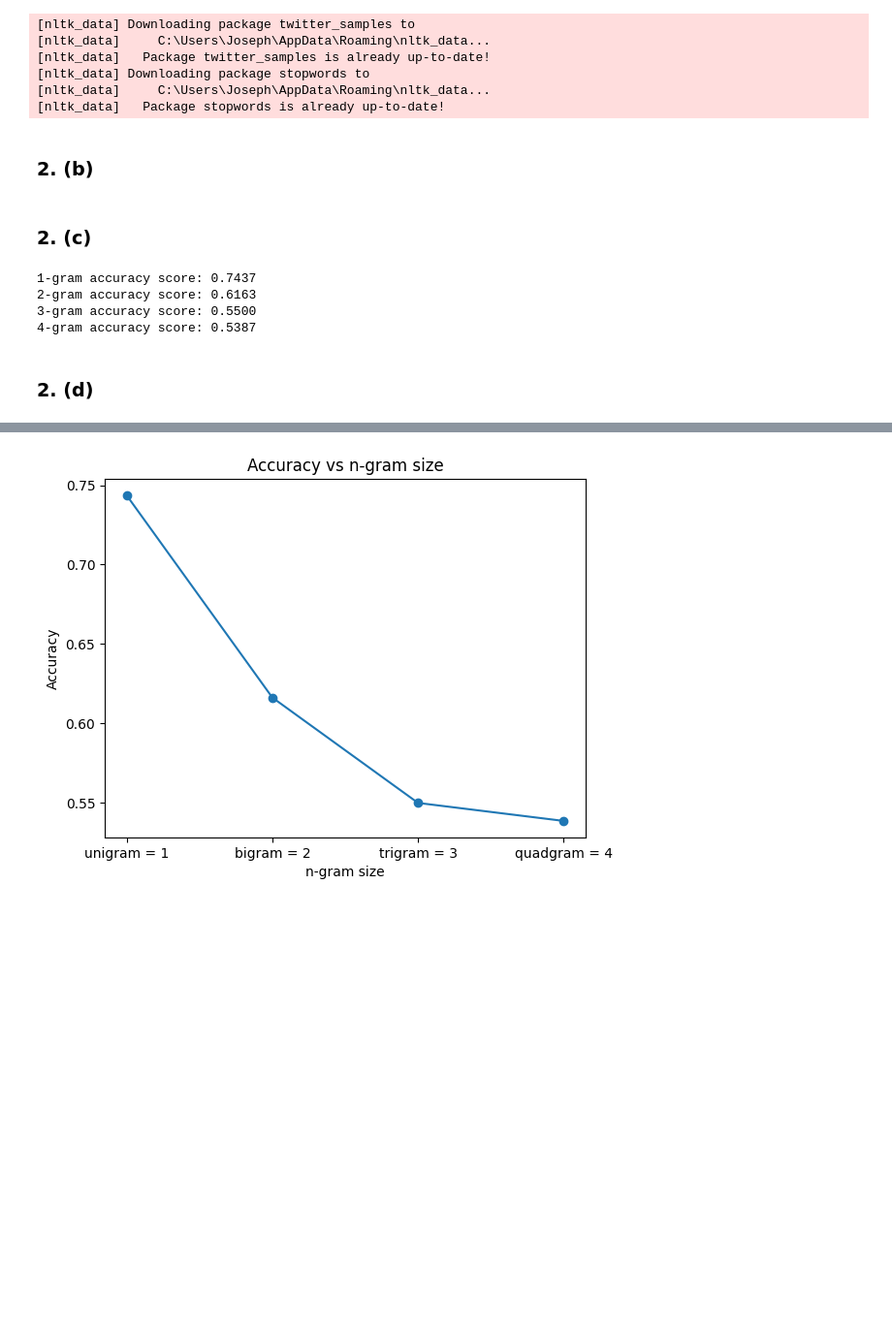
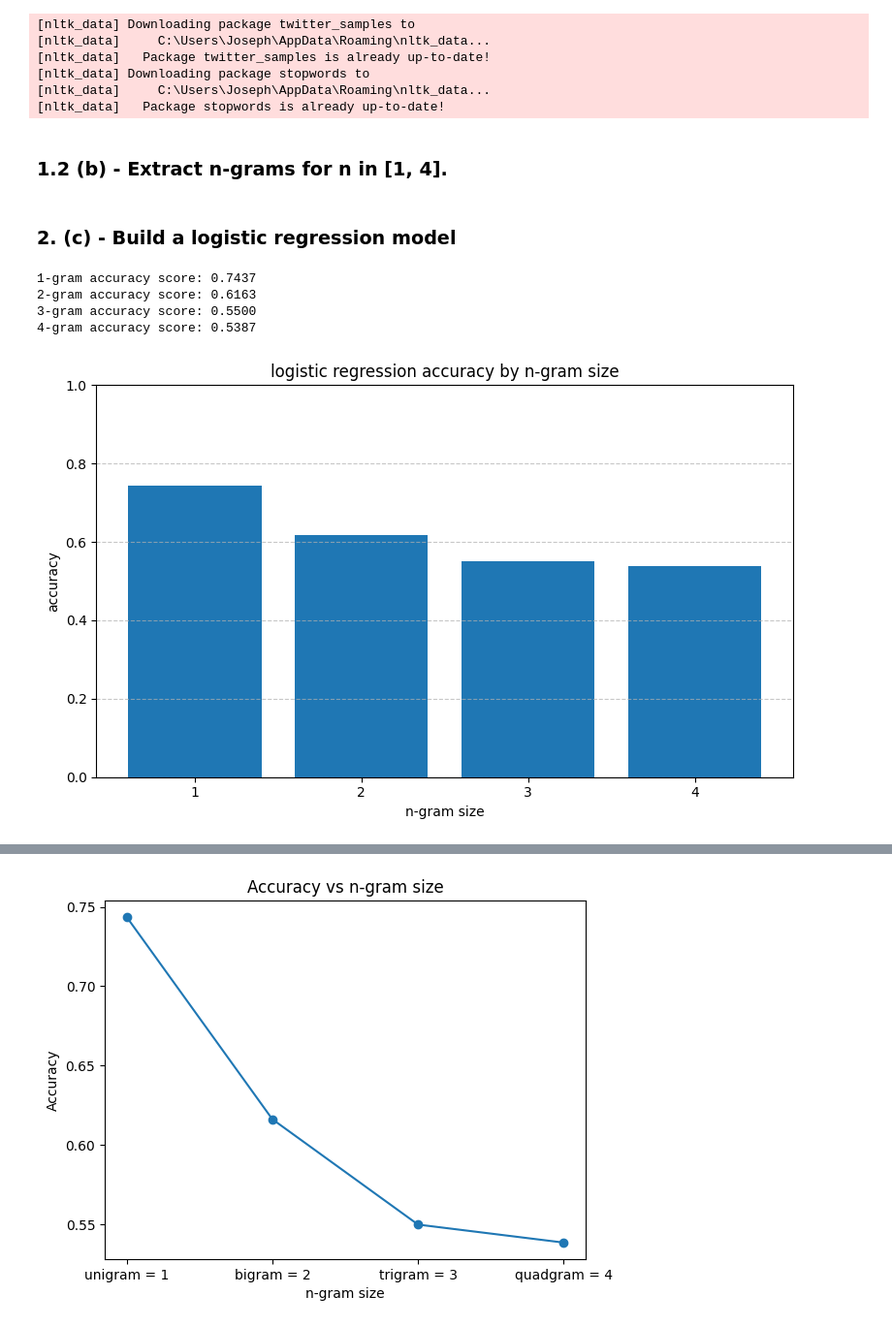
Before and after one commit to jwilliams2023/Machine-Learning-Assignments, a Jupyter notebook: Assingment 3/Assignment_3.ipynb, the cells around one changed output, grey strips where cells are left out. Shown at 97% size. Cells and saved outputs as stored; diff of their text form; code cells hidden in the pictures; blank space fills up the shorter version.

```diff
--- a/Assingment 3/Assignment_3.ipynb
+++ b/Assingment 3/Assignment_3.ipynb
@@ -167,8 +179,8 @@ X_train, X_test, y_train, y_test = train_test_split(all_tweets, labels, test_siz
 [nltk_data] Downloading package stopwords to
 [nltk_data]     C:\Users\Joseph\AppData\Roaming\nltk_data...
 [nltk_data]   Package stopwords is already up-to-date!
-# %% [markdown]
-### 2. (b)
+# %% [markdown]
+### 1.2 (b) - Extract n-grams for n in [1, 4].
 # %%
 from sklearn.feature_extraction.text import CountVectorizer
 
@@ -177,29 +190,45 @@ vectorizers = {
     for n in range(1, 5)
 }
 # %% [markdown]
-### 2. (c)
+### 2. (c) - Build a logistic regression model
 # %%
 from sklearn.linear_model import LogisticRegression
 from sklearn.metrics import accuracy_score
 
 res = []
 
+#train a logistic regression model for each n-gram and collect accuracy
 for n, vectorizer in vectorizers.items():
     X_train_vec = vectorizer.fit_transform(X_train)
     X_test_vec = vectorizer.transform(X_test)
 
     model = LogisticRegression(max_iter=200)
     model.fit(X_train_vec, y_train)
 
     y_pred = model.predict(X_test_vec)
     acc = accuracy_score(y_test, y_pred)
 
     res.append((n, acc))
     print(f"{n}-gram accuracy score: {acc:.4f}")
+
+#extract values for plotting
+n_values = [n for n, _ in res]
+acc_values = [acc for _, acc in res]
+
+#plot accuracy vs. n-gram size
+plt.figure(figsize=(8, 5))
+plt.bar(n_values, acc_values)
+plt.xlabel("n-gram size")
+plt.ylabel("accuracy")
+plt.title("logistic regression accuracy by n-gram size")
+plt.xticks(n_values)
+plt.ylim(0, 1)
+plt.grid(axis='y', linestyle='--', alpha=0.7)
+plt.tight_layout()
+plt.show()
 # %% [output]
 1-gram accuracy score: 0.7437
 2-gram accuracy score: 0.6163
 3-gram accuracy score: 0.5500
 4-gram accuracy score: 0.5387
+[figure, added]
-# %% [markdown]
-### 2. (d)
```
Also changed, not shown: parts of 37 cells of this notebook.
